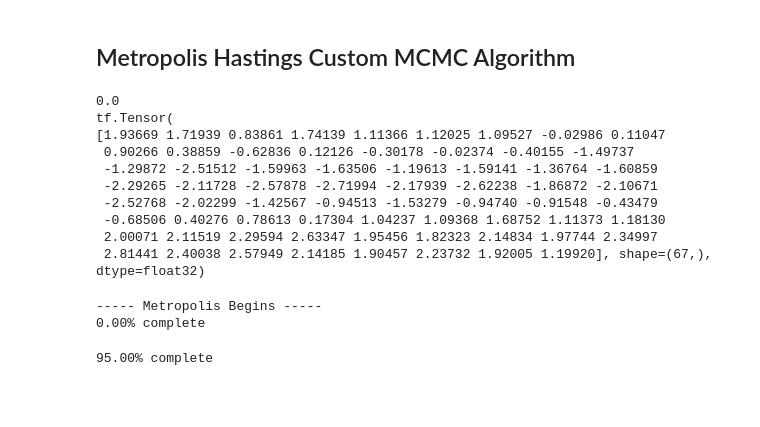
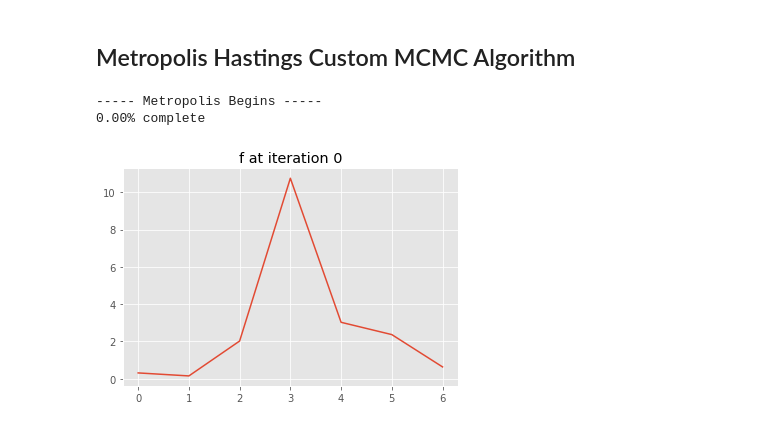
Before and after one commit to JCobbles/trangp, a Jupyter notebook: GRN Inference.ipynb, the cells around one changed output. Drawn from its saved outputs; the diff is of its cells as text; code cells hidden in the pictures; blank space fills up the shorter version.

```diff
--- a/GRN Inference.ipynb
+++ b/GRN Inference.ipynb
@@ -130,29 +136,31 @@ def m_likelihood(δbar=δbar_i,
     p_i = np.zeros(N_p)
     for n in range(N_p):
         N_pn = n#n*10+n
-        p_i[n] = np.trapz([f_i[k] * np.exp(-δ*(τ[n]-τ[k])) for k in range(N_pn)])
+        p_i[n] = np.trapz([f_i[k] * np.exp(-δ*(τ[n]-τ[k])) for k in range(N_pn)], τ[:N_pn])
 #     print('pi', p_i)
 
     # Calculate m_pred
     m_pred = np.zeros((num_genes, N_m), dtype='float32')
+
     for n in range(N_m):
         N_pn = n*10+n
         ys =  np.array([G(n, k, p_i, d_j, w) for k in range(N_pn)])
         if ys.shape[0] == 0:
             ys = np.zeros((0, num_genes))
-        integrals = np.array([np.trapz(ys[:, i]) for i in range(num_genes)])
+        integrals = np.array([np.trapz(ys[:, i], τ[:N_pn]) for i in range(num_genes)])
 #         print('integrals', integrals)
-        m_pred[:, n] = b_j/d_j + (a_j-b_j/d_j) * np.exp(-d_j*t[n]) + s_j*integrals
+#         print( np.exp(-d_j*t[n]))
+        m_pred[:, n] = b_j/d_j + (a_j-b_j/d_j)* np.exp(-d_j*t[n]) + s_j*integrals
 
-#     print(m_pred, m)
+#     print(m_pred, m_observed.shape)
     lik = 1
     if for_gene_only is False:
         for j in range(num_genes):
-            prob = tfd.Normal(m[j], σ2[j]+σ_m2[j]).prob(m_pred[j])
+            prob = tfd.Normal(m_observed[j], σ2[j]+σ_m2[j]).prob(m_pred[j])
             lik *= tf.reduce_prod(prob)
     else:
         j = for_gene_only
-        prob = tfd.Normal(m[j], σ2[j]+σ_m2[j]).prob(m_pred[j])
+        prob = tfd.Normal(m_observed[j], σ2[j]+σ_m2[j]).prob(m_pred[j])
         lik *= tf.reduce_prod(prob)
     return lik
 
@@ -161,24 +169,10 @@ def f_likelihood(fbar, i=0):
     f_i = np.exp(fbar)
     f_i = np.float32(np.atleast_2d([f_i[i*num_disc+i] for i in range(N_m)]))
 #     print(f_i[i], f[i])
-    prob = tfd.Normal(f[i], σ2_f[i]).prob(f_i[i])
+    prob = tfd.Normal(f_observed[i], σ2_f[i]).prob(f_i[i])
 #     print('prob', prob)
     lik = tf.reduce_prod(prob)
     return lik
-
-print(fbar_prior(fbar_i))
-print(fbar_i)
-# %% [output]
-0.0
-tf.Tensor(
-[1.93669 1.71939 0.83861 1.74139 1.11366 1.12025 1.09527 -0.02986 0.11047
- 0.90266 0.38859 -0.62836 0.12126 -0.30178 -0.02374 -0.40155 -1.49737
- -1.29872 -2.51512 -1.59963 -1.63506 -1.19613 -1.59141 -1.36764 -1.60859
- -2.29265 -2.11728 -2.57878 -2.71994 -2.17939 -2.62238 -1.86872 -2.10671
- -2.52768 -2.02299 -1.42567 -0.94513 -1.53279 -0.94740 -0.91548 -0.43479
- -0.68506 0.40276 0.78613 0.17304 1.04237 1.09368 1.68752 1.11373 1.18130
- 2.00071 2.11519 2.29594 2.63347 1.95456 1.82323 2.14834 1.97744 2.34997
- 2.81441 2.40038 2.57949 2.14185 1.90457 2.23732 1.92005 1.19920], shape=(67,), dtype=float32)
 # %%
 print('----- Metropolis Begins -----')
 
@@ -189,15 +183,22 @@ params = {'δ': list(),
           'L': list(),
           'V': list()
          }
-T = 2000
+T = 3000
 
 
 h_f =0.4*tf.ones(N_p, dtype='float32')
 
-# print(likelihood(δbar_i))
 for iteration_number in range(T):
     if iteration_number % 100 == 0:
         print(f'{100*iteration_number/T:.2f}% complete', end='\r')
+    if iteration_number % 500 == 0:
+        f_plot = np.exp(fbar_i)
+        f_plot = [f_plot[i*num_disc+i] for i in range(N_m)]
+        plt.figure(figsize=(4, 4))
+        plt.plot(f_plot)
+        plt.title(f'f at iteration {iteration_number}')
+        plt.show()
+
     # Untransformed tf mRNA vectors F
     for i in range(I):
         # Gibbs step
@@ -225,7 +226,8 @@ for iteration_number in range(T):
     # Log of transcription ODE kinetic params
     for j in range(num_genes):
         Q = tfd.MultivariateNormalDiag(kbar_i[j], h_k)
-        kstar = Q.sample()
+        kstar = Q.sample().numpy()
+        kstar = fixed(kstar, j)
         g = lambda kbar: m_likelihood(kbar=kbar, for_gene_only=j) * kbar_prior(kbar)
         acceptance = min(1, g(kstar)/g(kbar_i[j]))
         if random.random() < acceptance:
@@ -250,31 +252,33 @@ for iteration_number in range(T):
     Q = lambda σ: tfd.TruncatedNormal(σ, h_σm, low=0, high=100)
     σ_m2star = Q(σ_m2).sample()
     g = lambda σ, σ_other: m_likelihood(σ_m2=σ, for_gene_only=j) * σ_m2_prior(σ) * Q(σ).prob(σ_other)
     acceptance = np.random.random(num_genes) < np.minimum(
         np.ones(num_genes), g(σ_m2star, σ_m2) / g(σ_m2, σ_m2star))
     for j in range(num_genes):
         if acceptance[j]:
             σ_m2[j] = σ_m2star[j]
             params['σ'][j].append(σ_m2star[j])
 
     # Length scales and variances of GP kernels
     for i in range(I):
         Q_v = lambda v: tfd.TruncatedNormal(v, l2_i, low=0, high=100)
         Q_l = lambda l2: tfd.TruncatedNormal(l2, h_c, low=0, high=100)
         vstar = Q_v(v_i).sample()
         l2star = Q_l(l2_i).sample()
 #         print(l2star, 'prior', fbar_prior(fbar_i, vstar, l2star))
         g = lambda v, l2, v_other, l2_other: fbar_prior(fbar_i, v, l2) * \
             v_prior(v) * l2_prior(l2) * Q_v(v_other).prob(v) * Q_l(l2_other).prob(l2)
 #         print(g(v_i, l2_i, vstar, l2star))
         acceptance = g(vstar, l2star, v_i, l2_i) / g(v_i, l2_i, vstar, l2star)
 #         print(acceptance)
         if random.random() < min(1, acceptance):
             v_i = vstar
             l2_i = l2star
             params['V'].append(vstar)
             params['L'].append(l2star)
+
+print('----- Finished -----')
 # %% [output]
 ----- Metropolis Begins -----
 0.00% complete
-95.00% complete
+[figure, added]
```
Also changed, not shown: parts of 7 cells of this notebook.
